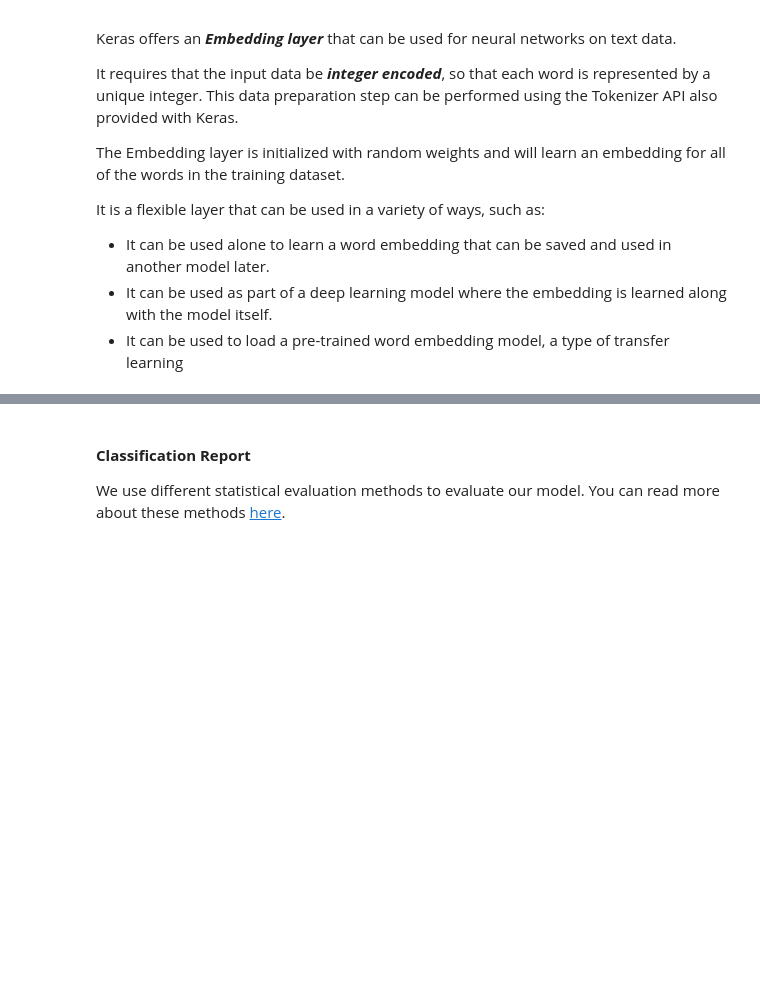
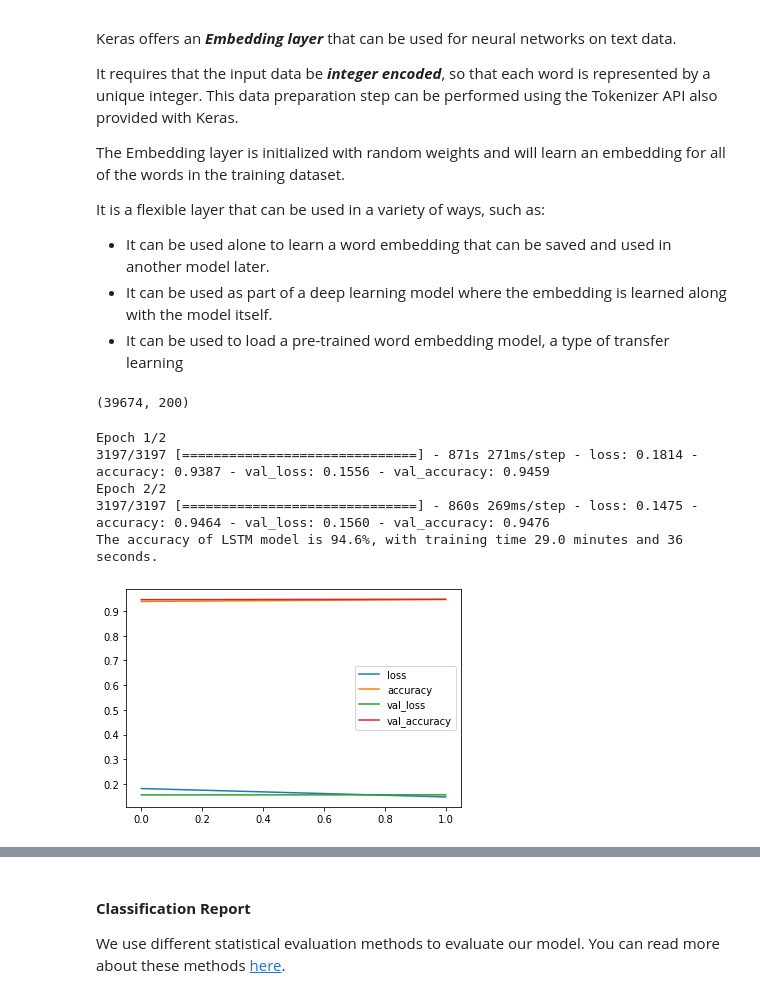
Before and after one commit to ngtinc21/Machine-Learning-Algorithms, a Jupyter notebook: RNN_Example_2_NLP_Twitter_Sentiment_Analysis.ipynb, the cells around one changed output, grey strips where cells are left out. Saved outputs shown, nothing was run; the diff lists cells and outputs as text; code cells hidden in the pictures; blank space fills up the shorter version.

```diff
--- a/RNN_Example_2_NLP_Twitter_Sentiment_Analysis.ipynb
+++ b/RNN_Example_2_NLP_Twitter_Sentiment_Analysis.ipynb
@@ -340,3 +396,30 @@ w2v_model.build_vocab(documents)
+# %%
+import multiprocessing
+cores = multiprocessing.cpu_count()
+cores
+# %%
+# Word2vec
+import gensim
+
+# WORD2VEC
+
+W2V_SIZE = 200 # The dimension no. of the embedding, e.g. the length of the dense vector to represent each token, default = 100
+W2V_WINDOW = 5 # The max distance between a target word and words around the target words, default = 5
+W2V_EPOCH = 32
+W2V_MIN_COUNT = 5 # The min count of words to be consider when training the models;
+           # words which occur < than this count will be ignored, default = 5
+
+w2v_model = gensim.models.word2vec.Word2Vec(size=W2V_SIZE,
+                      window=W2V_WINDOW,
+                      min_count=W2V_MIN_COUNT,
+                      workers= cores) # The number of threads to use during training
+
+print(w2v_model)
+
+# Build the vocabulary from a sequence of sentence nad initialize the model
+# Digest all the words and fi;ter out the unique words, and do some basic counts on them
+documents = [_text.split() for _text in msg_train]
+w2v_model.build_vocab(documents)
 # %%
 words = w2v_model.wv.vocab.keys()
 vocab_size = len(words)
@@ -376,6 +474,6 @@ print("Total words", vocab_size)
 
 ### Convert lists of srtrings into list of lists of integer
 from keras.preprocessing.sequence import pad_sequences
-SEQUENCE_LENGTH = 300
+SEQUENCE_LENGTH = 200
 x_train = pad_sequences(tokenizer.texts_to_sequences(msg_train), maxlen=SEQUENCE_LENGTH)
 x_test = pad_sequences(tokenizer.texts_to_sequences(msg_test), maxlen=SEQUENCE_LENGTH)
@@ -403,6 +520,8 @@ It is a flexible layer that can be used in a variety of ways, such as:
  - It can be used to load a pre-trained word embedding model, a type of transfer learning
 # %%
 vocab_size, W2V_SIZE
+# %% [output]
+(39674, 200)
 # %%
 from keras.models import Sequential
 from keras.layers import LSTM, Dense, Dropout, Masking, Embedding
@@ -419,40 +538,45 @@ def LSTM_model(msg_train, msg_test, label_train, label_test):
     if word in w2v_model.wv:
       embedding_matrix[i] = w2v_model.wv[word]
 
-  model.add(
-      Embedding(input_dim=vocab_size,
+  model.add(Embedding(input_dim=vocab_size,
                 input_length = SEQUENCE_LENGTH,
                 output_dim=W2V_SIZE,
                 weights=[embedding_matrix],
                 trainable=False,
                 mask_zero=True))
 
   # Masking layer for pre-trained embeddings
   model.add(Masking(mask_value=0.0))
 
   # Recurrent layer
   model.add(LSTM(64, return_sequences=False,
                 dropout=0.1, recurrent_dropout=0.1))
 
   # Fully connected layer
   model.add(Dense(64, activation='relu'))
 
   # Dropout for regularization
   model.add(Dropout(0.5))
 
   # Output layer
   model.add(Dense(1, activation='sigmoid'))
 
   # Compile the model
   model.compile(optimizer='adam', loss='binary_crossentropy', metrics=['accuracy'])
 
-  early_stopping = callbacks.EarlyStopping(monitor="val_loss", min_delta=0.001, patience=5, restore_best_weights=True)
-  history_LSTM = model.fit(x_train, y_train, batch_size=8, validation_data=(x_test,y_test),epochs=8,verbose=1, callbacks=[early_stopping])
+  early_stopping = callbacks.EarlyStopping(monitor="val_loss", min_delta=0.001, patience=0, restore_best_weights=True)
+  history_LSTM = model.fit(x_train, y_train, batch_size=8, validation_data=(x_test,y_test),epochs=2,verbose=1, callbacks=[early_stopping])
   loss, acc = model.evaluate(x_test, y_test, verbose=0)
-  # predict the label of the train dataset
-  predictions = model.predict(x_test)
+
   end_time = time.time()
-  return acc, pd.DataFrame(history_LSTM.history), predictions, end_time - start_time
-LSTM_acc, LSTM_plot, LSTM_predictions, LSTM_elapse_time = LSTM_model(x_train ,y_train, x_test, y_test)
+  return acc, pd.DataFrame(history_LSTM.history), model, end_time - start_time
+LSTM_acc, LSTM_plot, LSTM_model, LSTM_elapse_time = LSTM_model(x_train ,y_train, x_test, y_test)
 LSTM_plot.plot()
 print(f"The accuracy of LSTM model is {LSTM_acc*100:0.1f}%, with training time {np.floor(LSTM_elapse_time/60)} minutes and {LSTM_elapse_time%60:0.0f} seconds.")
+# %% [output]
+Epoch 1/2
+3197/3197 [==============================] - 871s 271ms/step - loss: 0.1814 - accuracy: 0.9387 - val_loss: 0.1556 - val_accuracy: 0.9459
+Epoch 2/2
+3197/3197 [==============================] - 860s 269ms/step - loss: 0.1475 - accuracy: 0.9464 - val_loss: 0.1560 - val_accuracy: 0.9476
+The accuracy of LSTM model is 94.6%, with training time 29.0 minutes and 36 seconds.
+[figure, added]
```
Also changed, not shown: parts of 40 cells of this notebook.
